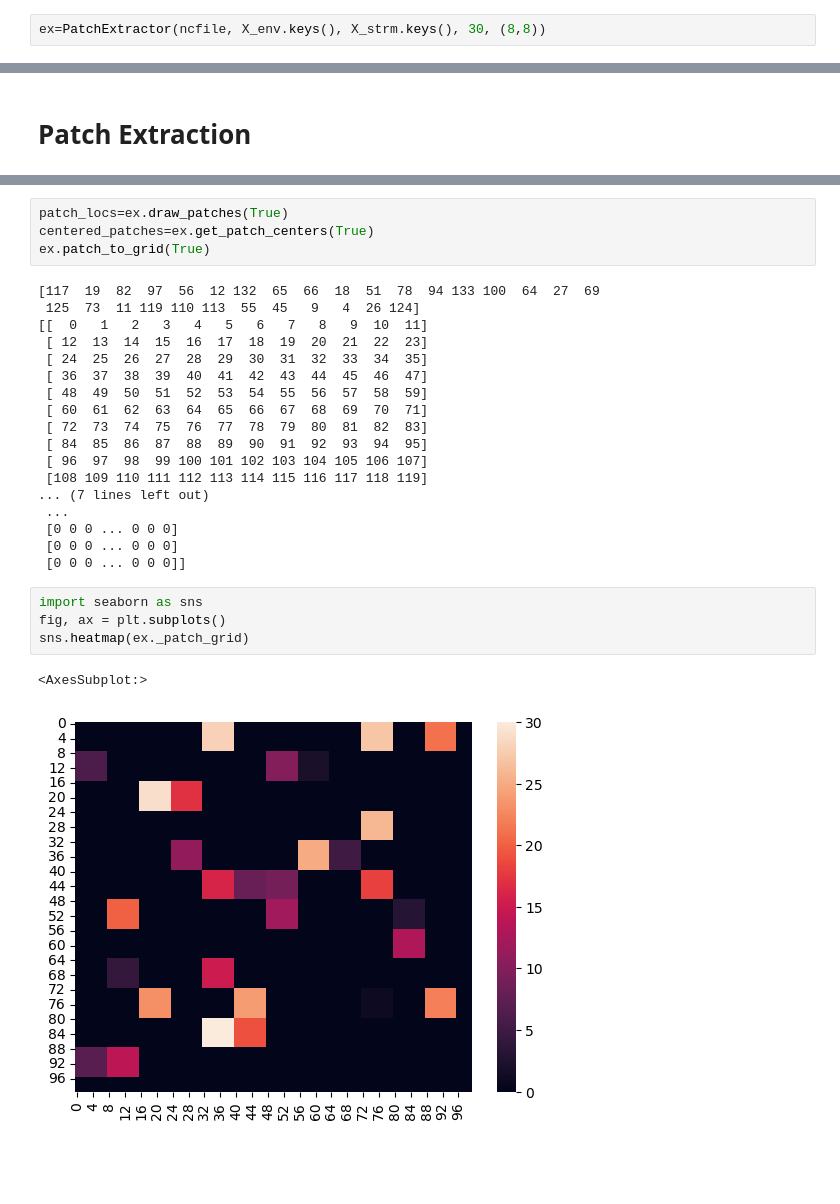
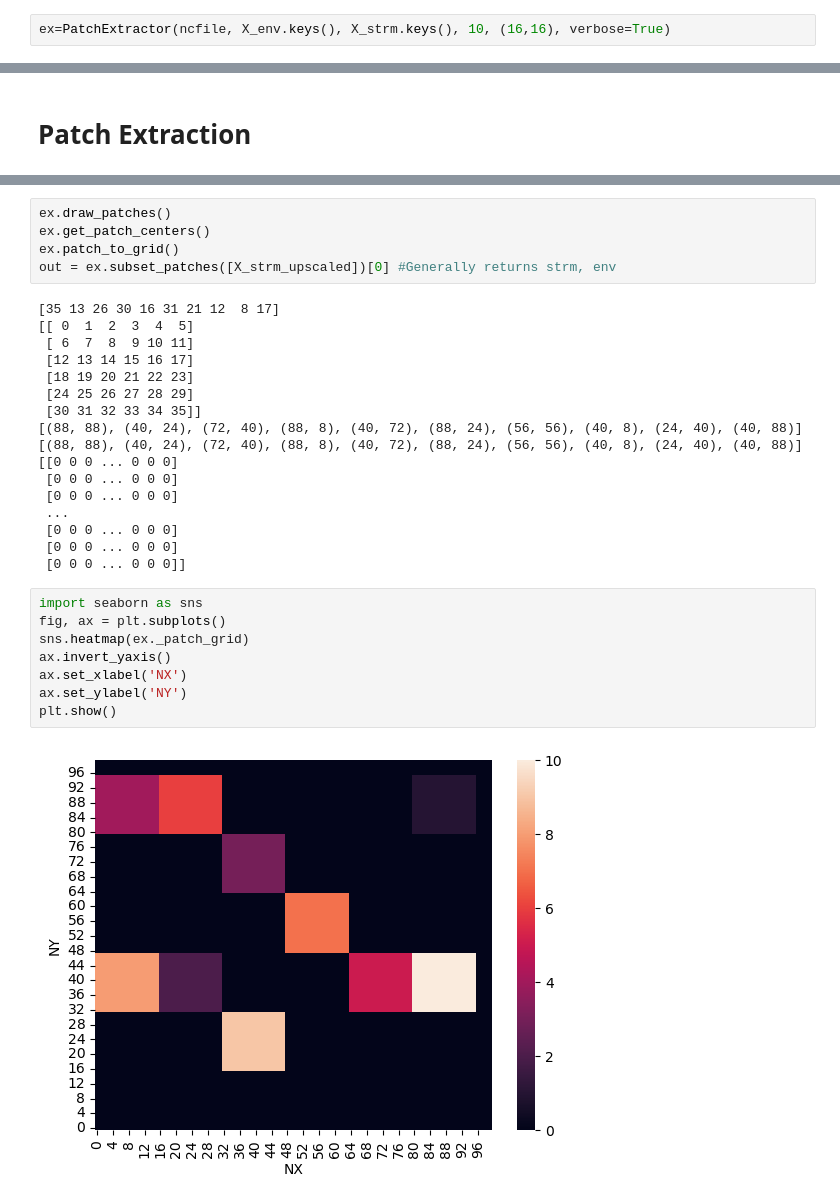
Before and after one commit to svarga1/2to6_hr_severe_wx_deep_learning, a Jupyter notebook: notebooks/PatchExtractor.ipynb, the cells around one changed output, grey strips where cells are left out. Cells and saved outputs as stored; diff of their text form; blank space fills up the shorter version.

Commit message:
Working Patch Extraction

```diff
--- a/notebooks/PatchExtractor.ipynb
+++ b/notebooks/PatchExtractor.ipynb
@@ -464,5 +497,5 @@ class PatchExtractor:
 # %%
-ex=PatchExtractor(ncfile, X_env.keys(), X_strm.keys(), 30, (8,8))
+ex=PatchExtractor(ncfile, X_env.keys(), X_strm.keys(), 10, (16,16), verbose=True)
 # %% [markdown]
 # Upscale Data and Time Composite
 # %%
@@ -568,22 +601,22 @@ No. of Unused Gridpoints if Max Patches in Boundaryless Domain: 5104
 ------------
 # %%
-patch_locs=ex.draw_patches(True)
-centered_patches=ex.get_patch_centers(True)
-ex.patch_to_grid(True)
+ex.draw_patches()
+ex.get_patch_centers()
+ex.patch_to_grid()
+out = ex.subset_patches([X_strm_upscaled])[0] #Generally returns strm, env
 # %% [output]
-[117  19  82  97  56  12 132  65  66  18  51  78  94 133 100  64  27  69
- 125  73  11 119 110 113  55  45   9   4  26 124]
-[[  0   1   2   3   4   5   6   7   8   9  10  11]
- [ 12  13  14  15  16  17  18  19  20  21  22  23]
- [ 24  25  26  27  28  29  30  31  32  33  34  35]
- [ 36  37  38  39  40  41  42  43  44  45  46  47]
- [ 48  49  50  51  52  53  54  55  56  57  58  59]
- [ 60  61  62  63  64  65  66  67  68  69  70  71]
- [ 72  73  74  75  76  77  78  79  80  81  82  83]
- [ 84  85  86  87  88  89  90  91  92  93  94  95]
- [ 96  97  98  99 100 101 102 103 104 105 106 107]
- [108 109 110 111 112 113 114 115 116 117 118 119]
-... (7 lines left out)
+[35 13 26 30 16 31 21 12  8 17]
+[[ 0  1  2  3  4  5]
+ [ 6  7  8  9 10 11]
+ [12 13 14 15 16 17]
+ [18 19 20 21 22 23]
+ [24 25 26 27 28 29]
+ [30 31 32 33 34 35]]
+[(88, 88), (40, 24), (72, 40), (88, 8), (40, 72), (88, 24), (56, 56), (40, 8), (24, 40), (40, 88)]
+[(88, 88), (40, 24), (72, 40), (88, 8), (40, 72), (88, 24), (56, 56), (40, 8), (24, 40), (40, 88)]
+[[0 0 0 ... 0 0 0]
+ [0 0 0 ... 0 0 0]
+ [0 0 0 ... 0 0 0]
  ...
  [0 0 0 ... 0 0 0]
  [0 0 0 ... 0 0 0]
@@ -591,10 +624,13 @@ ex.patch_to_grid(True)
 # %%
 import seaborn as sns
 fig, ax = plt.subplots()
 sns.heatmap(ex._patch_grid)
+ax.invert_yaxis()
+ax.set_xlabel('NX')
+ax.set_ylabel('NY')
+plt.show()
 # %% [output]
-<AxesSubplot:>
-[figure, old version]
+[figure, new version]
 # %%
 fig, axes = plt.subplots(figsize=(10,8), facecolor='w',
                      dpi=170, nrows=2, ncols=2, subplot_kw={'projection': projection},
```
Also changed, not shown: parts of 8 cells of this notebook.
